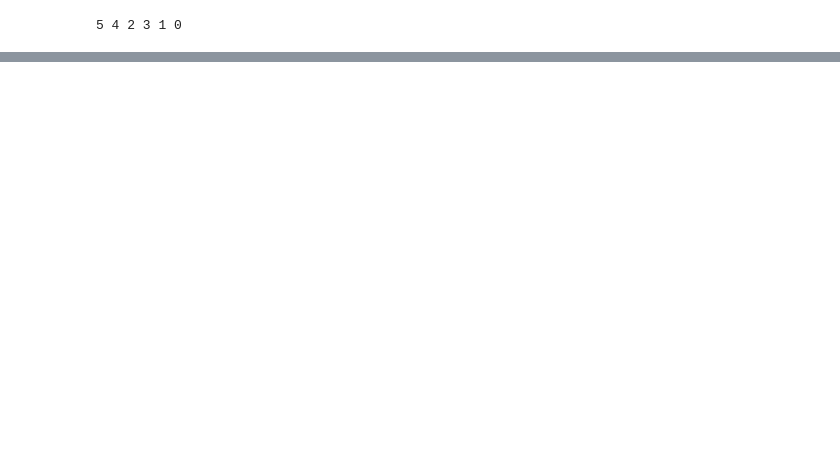
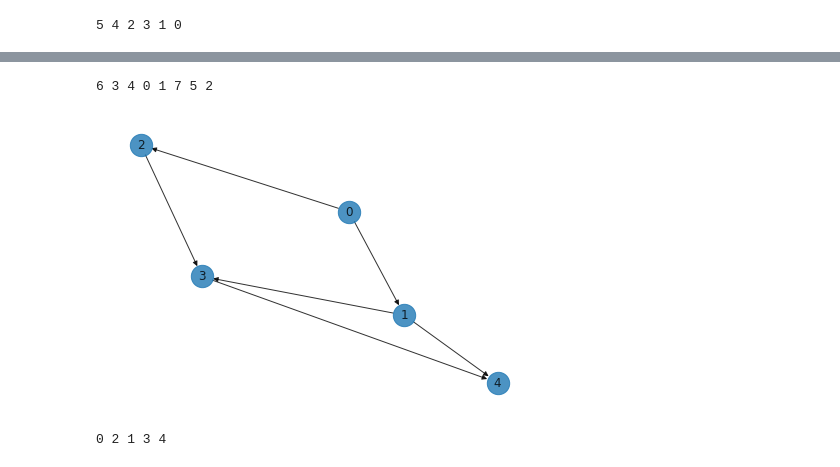
Before and after one commit to loboronan07/AI-Lab, a Jupyter notebook: Lab3/exercise1.ipynb, the cells around one changed output, grey strips where cells are left out. Saved outputs shown, nothing was run; the diff lists cells and outputs as text; code cells hidden in the pictures; blank space fills up the shorter version.

```diff
--- a/Lab3/exercise1.ipynb
+++ b/Lab3/exercise1.ipynb
@@ -42,2 +52,10 @@ topsort(g)
 # %% [output]
 5 4 2 3 1 0
+# %%
+edges = [(0,1), (1,2), (1,5), (1,7), (3,1), (3,4), (4,5), (6,4), (6,7)]
+
+g = Graph(8)
+for i, j in edges:
+    g.addedge(i, j)
+
+g.visualize()
@@ -43,0 +64,18 @@ topsort(g)
+# %%
+topologicalsorting(g)
+# %% [output]
+6 3 4 0 1 7 5 2
+# %%
+edges = [(0,1), (0,2), (1,4), (1,3), (2,3), (3,4)]
+
+g = Graph(5)
+for i, j in edges:
+    g.addedge(i, j)
+
+g.visualize()
+# %% [output]
+[figure, added]
+# %%
+topologicalsorting(g)
+# %% [output]
+0 2 1 3 4
```
Also changed, not shown: parts of 7 cells of this notebook, 5 other files.
